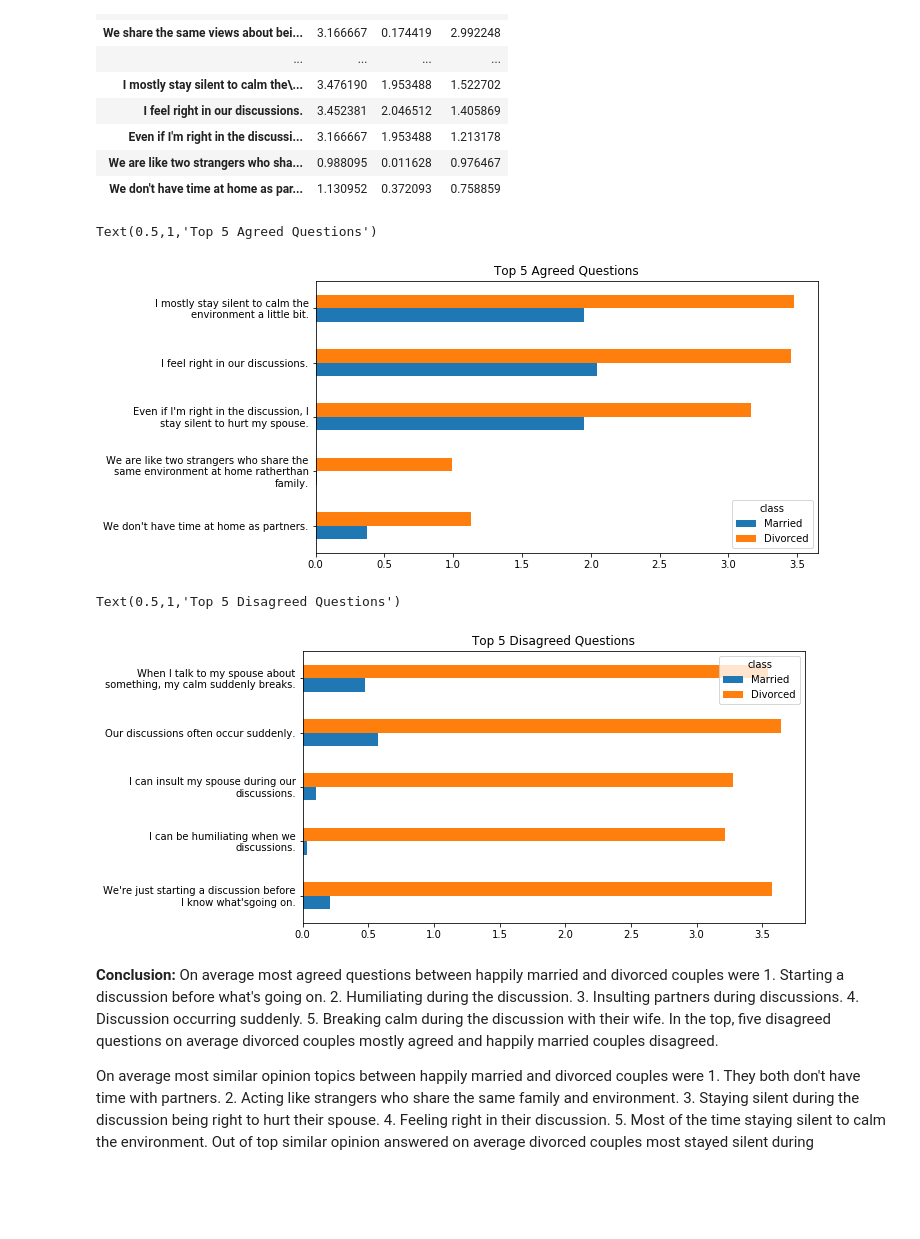
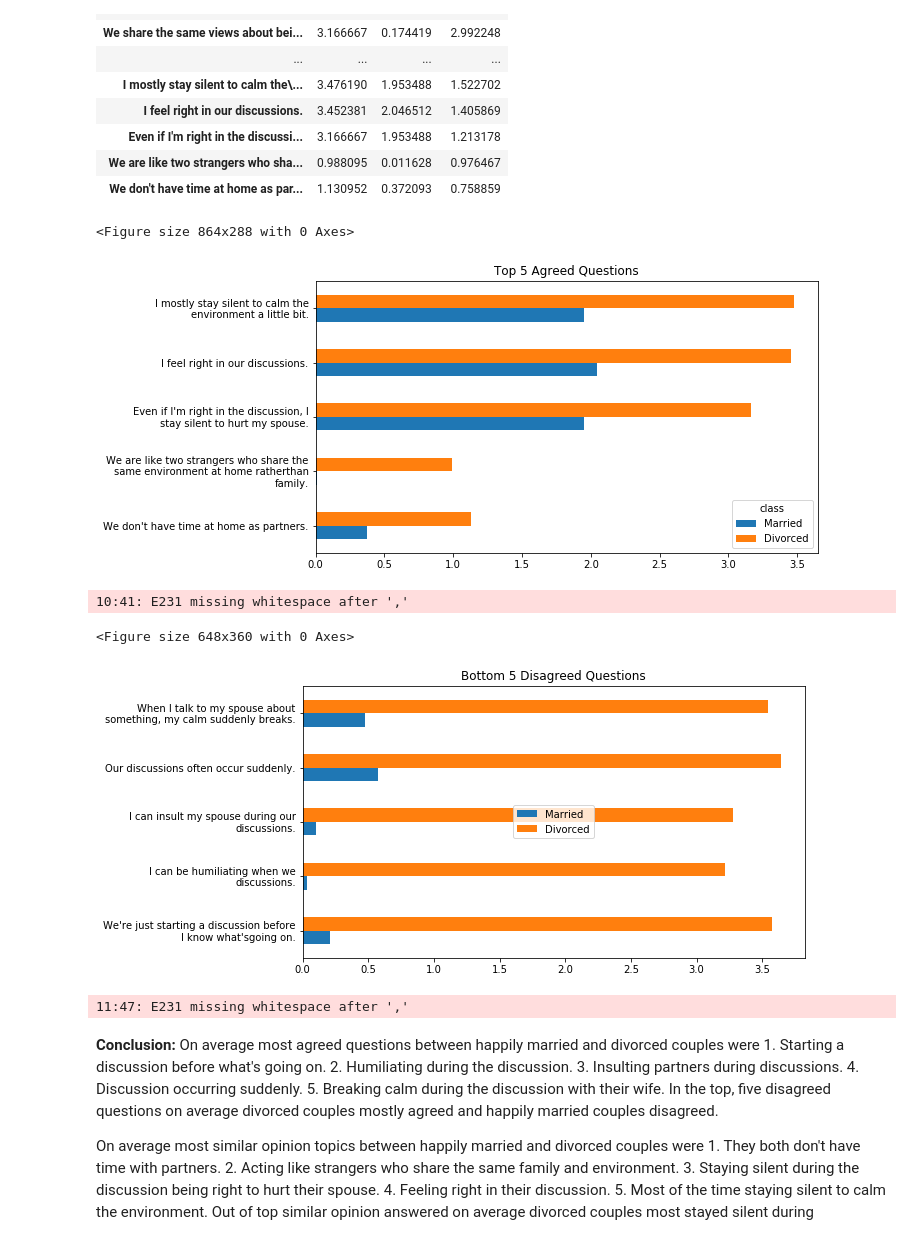
Before and after one commit to ranamahmud/write-a-data-science-blog-post-udacity, a Jupyter notebook: Project 1 Write A Data Science Blog Post.ipynb, the cells around one changed output. Drawn from its saved outputs; the diff is of its cells as text; code cells hidden in the pictures; blank space fills up the shorter version.

```diff
--- a/Project 1 Write A Data Science Blog Post.ipynb
+++ b/Project 1 Write A Data Science Blog Post.ipynb
@@ -462,6 +467,7 @@ df_mean_orig.sort_values(['difference'], ascending=False)
 | We are like two strangers who sha... | 0.988095 | 0.011628 | 0.976467 |
 | We don't have time at home as par... | 1.130952 | 0.372093 | 0.758859 |
 # %%
+figure = plt.gcf()
 plt.rcParams['figure.figsize'] = 9, 5
 agreed_df = df_mean_orig.sort_values(['difference'])[0:5]
 
@@ -470,21 +476,27 @@ agreed_questions = [value for key, value in quetions_list.items()
                     if key in agreed_df.index]
 # plt.axhline(y=0,color='red')
 plt.title("Top 5 Agreed Questions")
+plt.savefig("Top 5 Agreed Questions.png",bbox_inches='tight', dpi=300)
 # %% [output]
-Text(0.5,1,'Top 5 Agreed Questions')
+<Figure size 864x288 with 0 Axes>
 [figure]
+10:41: E231 missing whitespace after ','
 # %%
+figure = plt.gcf()
 plt.rcParams['figure.figsize'] = 9, 5
 agreed_df = df_mean_orig.sort_values(['difference'], ascending=False)[0:5]
 
 agreed_df[['Married', 'Divorced']].plot(kind='barh')
 agreed_questions = [value for key, value in quetions_list.items()
                     if key in agreed_df.index]
 # plt.axhline(y=0,color='red')
-plt.title("Top 5 Disagreed Questions")
+plt.legend(loc='center')
+plt.title("Bottom 5 Disagreed Questions")
+plt.savefig("Bottom 5 Disagreed Questions.png",bbox_inches='tight', dpi=300)
 # %% [output]
-Text(0.5,1,'Top 5 Disagreed Questions')
+<Figure size 648x360 with 0 Axes>
-[figure, old version]
+[figure, new version]
+11:47: E231 missing whitespace after ','
 # %% [markdown]
 **Conclusion:**
 On average most agreed questions between happily married and divorced couples were
```
Also changed, not shown: parts of 8 cells of this notebook, 10 other files.
